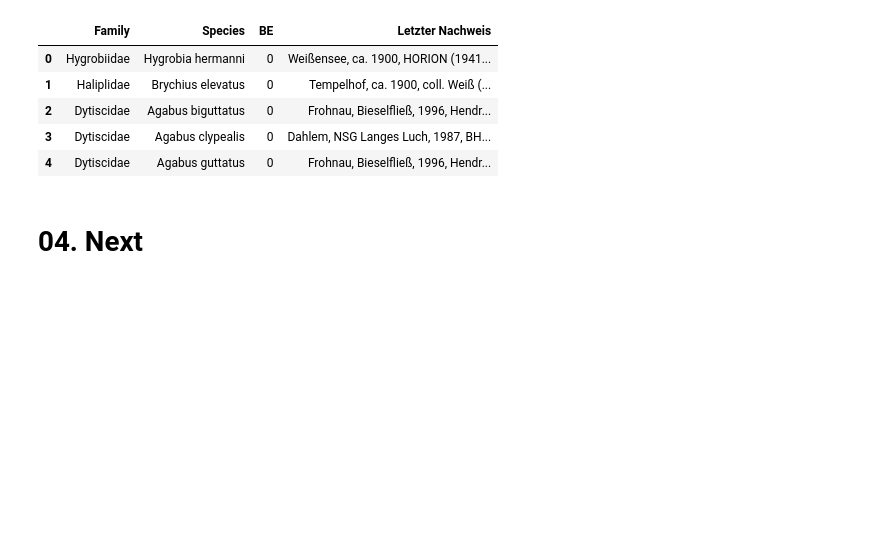
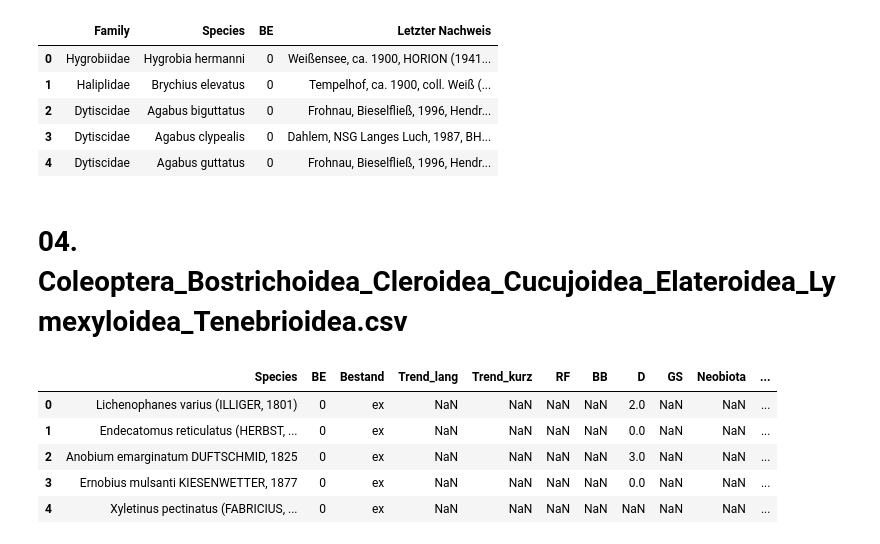
Before and after one commit to Zzzhenya/Berlin-red-list, a Jupyter notebook: Transformation/Raw_csv/Insecta.ipynb, the cells around one changed output. Cells and saved outputs as stored; diff of their text form; code cells hidden in the pictures; blank space fills up the shorter version.

```diff
--- a/Transformation/Raw_csv/Insecta.ipynb
+++ b/Transformation/Raw_csv/Insecta.ipynb
@@ -580,4 +580,16 @@ df.head()
 df.to_csv('../../Transformation/Data_cleaning_step1/Coleoptera_Wasserkäfer.csv',
           index=False)
 # %% [markdown]
-# 04. Next
+# 04. Coleoptera_Bostrichoidea_Cleroidea_Cucujoidea_Elateroidea_Lymexyloidea_Tenebrioidea.csv
+# %%
+# Read file into dataframe
+
+df = pd.read_csv('Coleoptera_Bostrichoidea_Cleroidea_Cucujoidea_Elateroidea_Lymexyloidea_Tenebrioidea.csv')
+df.head()
+# %% [output]
+|  | Species | BE | Bestand | Trend_lang | Trend_kurz | RF | BB | D | GS | Neobiota | ... |
+| 0 | Lichenophanes varius (ILLIGER, 1801) | 0 | ex | NaN | NaN | NaN | NaN | 2.0 | NaN | NaN | ... |
+| 1 | Endecatomus reticulatus (HERBST, ... | 0 | ex | NaN | NaN | NaN | NaN | 0.0 | NaN | NaN | ... |
+| 2 | Anobium emarginatum DUFTSCHMID, 1825 | 0 | ex | NaN | NaN | NaN | NaN | 3.0 | NaN | NaN | ... |
+| 3 | Ernobius mulsanti KIESENWETTER, 1877 | 0 | ex | NaN | NaN | NaN | NaN | 0.0 | NaN | NaN | ... |
+| 4 | Xyletinus pectinatus (FABRICIUS, ... | 0 | ex | NaN | NaN | NaN | NaN | NaN | NaN | NaN | ... |
```
Also changed, not shown: parts of 6 cells of this notebook.
